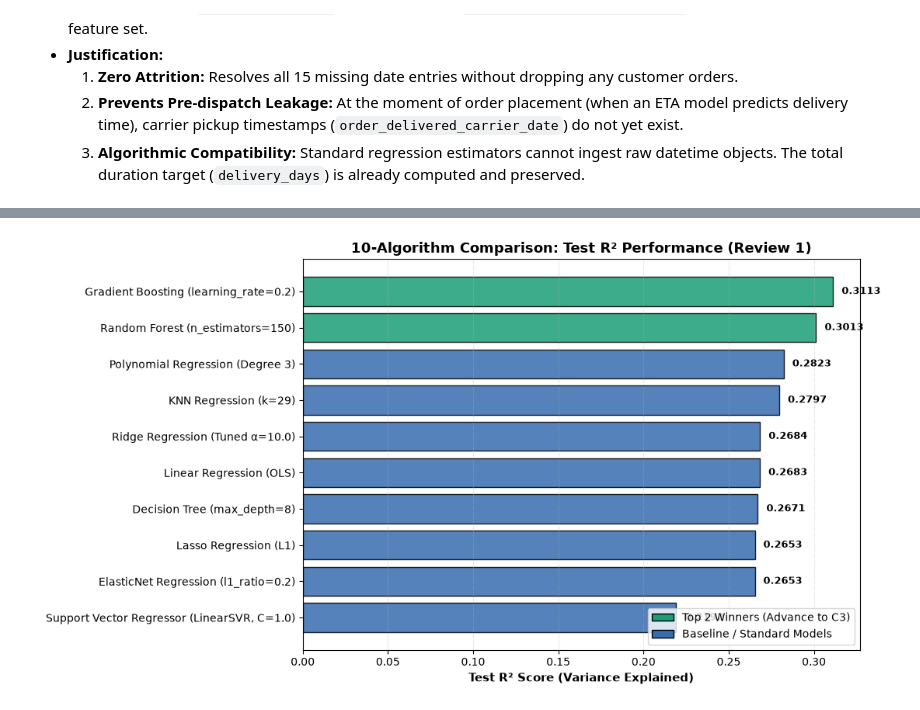
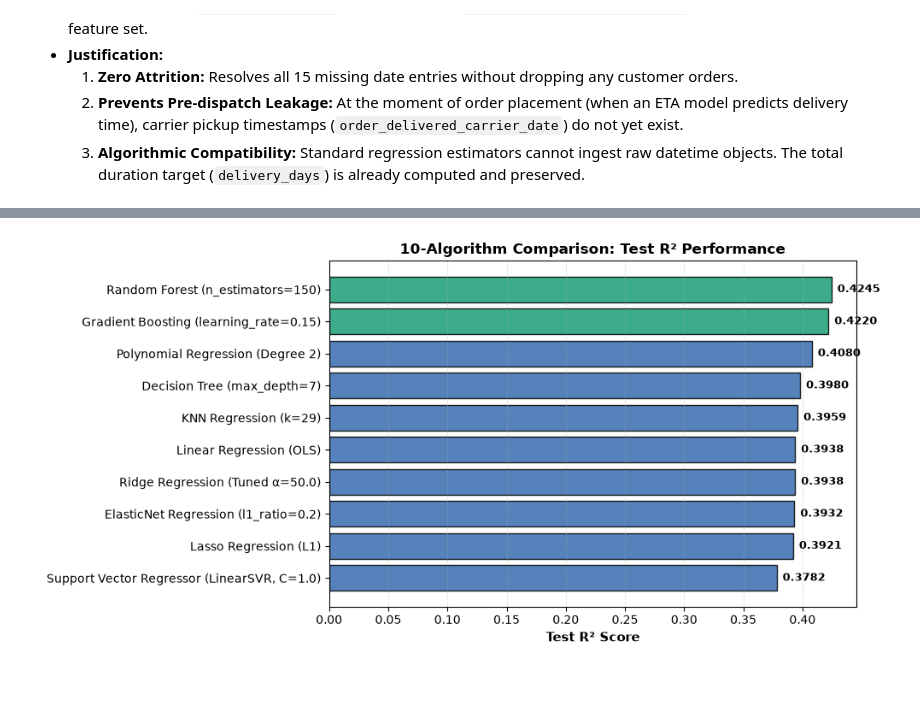
Before and after one commit to hemnath-28/ML-Evaulation-, a Jupyter notebook: regression.ipynb, the cells around one changed output, grey strips where cells are left out. Cells and saved outputs as stored; diff of their text form; code cells hidden in the pictures; blank space fills up the shorter version.

```diff
--- a/regression.ipynb
+++ b/regression.ipynb
@@ -1211,17 +1138,16 @@ from sklearn.model_selection import train_test_split
 # 1. Target Vector (y)
 y = regression_df['delivery_days'].copy()
 
-# 2. Define Raw Feature Matrix (X_raw)
-# (Note: Raw latitude/longitude and city text are excluded.
-#  Geographical distance is represented by distance_km, while state-level
-#  location information is represented through customer_state and seller_state.)
+# 2. Define Streamlined & Domain-Engineered Feature Matrix (X_raw)
 num_cols = [
-    'n_items', 'total_price', 'total_freight', 'product_photos_qty',
-    'product_weight_g', 'product_length_cm', 'product_height_cm', 'product_width_cm',
-    'distance_km', 'is_interstate'
+    'distance_km', 'log_distance', 'is_interstate', 'is_same_city',
+    'estimated_days', 'estimated_speed_km_per_day',
+    'total_freight', 'freight_ratio', 'freight_per_km',
+    'log_weight', 'product_volume_cm3',
+    'purchase_dow', 'is_weekend_order'
 ]
 
-cat_cols = ['customer_state', 'seller_state', 'product_category_name_english']
+cat_cols = ['customer_region', 'product_category_name_english']
 
 X_raw = regression_df[num_cols + cat_cols].copy()
 
@@ -1270,8 +1196,8 @@ X_test['category_grouped'] = X_test['product_category_name_english'].apply(
     lambda x: x if x in top_15_train_cats else 'other'
 )
 
-# Features to encode
-final_cat_cols = ['customer_state', 'seller_state', 'category_grouped']
+# Features to encode: 5 Macro-Regions + Top 15 Categories ('other')
+final_cat_cols = ['customer_region', 'category_grouped']
 
 # 2. Fit OneHotEncoder strictly on X_train only:
 # handle_unknown='ignore' ensures any unobserved category in test produces 0s without crashing
@@ -2664,63 +2194,40 @@ Best Validation R²: 0.2730
 # %%
 # ============================================================
-# SECTION C2: Consolidated 10-Algorithm Leaderboard & R² Comparison
-# Rubric C2 (2 Marks): Full 4-Metric Audit across Train & Test partitions
+# SECTION C2: Consolidated 10-Algorithm Leaderboard
+# Rubric C2: Full 4-Metric Audit across Test partitions
 # ============================================================
 import pandas as pd
 import numpy as np
 import matplotlib.pyplot as plt
+import re
 
-# ------------------------------------------------------------
-# 1. Assemble & Format Master Leaderboard (Ranked by Test R²)
-# ------------------------------------------------------------
-master_df = pd.DataFrame(master_results).drop_duplicates(subset=['Algorithm'], keep='last')
+# 1. Assemble Leaderboard & Deduplicate
+master_df = pd.DataFrame(master_results)
+master_df['_base'] = master_df['Algorithm'].apply(lambda x: re.sub(r'\s*\(.*\)', '', x).strip())
+master_df = master_df.sort_values('Test R²', ascending=False).drop_duplicates(subset=['_base'], keep='first').drop(columns=['_base'])
+master_df = master_df.sort_values(by='Test R²', ascending=False).reset_index(drop=True)
+master_df.index = master_df.index + 1  # 1-indexed ranks
 
-# Sort descending by Test R² (Best generalizing models at the top)
-master_df = master_df.sort_values(by='Test R²', ascending=False).reset_index(drop=True)
-master_df.index = master_df.index + 1  # 1-indexed ranks (1 to 10)
-
-print("=== 🏆 MASTER 10-ALGORITHM REGRESSION LEADERBOARD (RUBRIC C2) ===")
+print("=== 🏆 MASTER 10-ALGORITHM REGRESSION LEADERBOARD ===")
 display(master_df)
 
-# Identify the Top 2 Best Performing Models for Section C3 Tuning
-winner_1 = master_df.iloc[0]['Algorithm']
-winner_2 = master_df.iloc[1]['Algorithm']
+print(f"\n🥇 Best Performing Model: {master_df.iloc[0]['Algorithm']} (Test R²: {master_df.iloc[0]['Test R²']})")
+print(f"🥈 Second Best Model    : {master_df.iloc[1]['Algorithm']} (Test R²: {master_df.iloc[1]['Test R²']})")
 
-print(f"\n🥇 Ranked #1 Best Model : {winner_1} (Test R²: {master_df.iloc[0]['Test R²']})")
-print(f"🥈 Ranked #2 Best Model : {winner_2} (Test R²: {master_df.iloc[1]['Test R²']})")
-print("👉 These Top 2 models advance to Section C3 for deep Hyperparameter Tuning!")
+# 2. Visual Comparison: Test R² Performance
+plt.figure(figsize=(10, 5))
+colors = ['#1b9e77' if i < 2 else '#386cb0' for i in range(len(master_df))]
 
-# ------------------------------------------------------------
-# 2. Visual Comparison: Test R² Performance (Higher is Better)
-# ------------------------------------------------------------
-plt.figure(figsize=(11, 6))
-
-y_positions = np.arange(len(master_df))
-algo_names = master_df['Algorithm'].values
-
-# Highlight Top 2 winners in emerald green; others in steel blue
-colors_r2 = ['#1b9e77' if i < 2 else '#386cb0' for i in range(len(master_df))]
-
-bars = plt.barh(y_positions, master_df['Test R²'], color=colors_r2, edgecolor='black', alpha=0.85)
-plt.yticks(y_positions, algo_names, fontsize=10)
-plt.gca().invert_yaxis()  # Rank 1 at the top
-
-plt.xlabel('Test R² Score (Variance Explained)', fontsize=11, fontweight='bold')
-plt.title('10-Algorithm Comparison: Test R² Performance (Review 1)', fontsize=13, fontweight='bold')
+plt.barh(np.arange(len(master_df)), master_df['Test R²'], color=colors, edgecolor='black', alpha=0.85)
+plt.yticks(np.arange(len(master_df)), master_df['Algorithm'], fontsize=10)
+plt.gca().invert_yaxis()
+plt.xlabel('Test R² Score', fontsize=11, fontweight='bold')
+plt.title('10-Algorithm Comparison: Test R² Performance', fontsize=12, fontweight='bold')
 plt.grid(axis='x', linestyle=':', alpha=0.6)
 
-# Annotate exact R² score at the end of each bar
 for i, val in enumerate(master_df['Test R²']):
     plt.text(val + 0.005, i, f"{val:.4f}", va='center', fontsize=9, fontweight='bold')
 
-# Add legend for Top 2 winners vs others
-from matplotlib.patches import Patch
-legend_elements = [
-    Patch(facecolor='#1b9e77', edgecolor='black', label='Top 2 Winners (Advance to C3)'),
-    Patch(facecolor='#386cb0', edgecolor='black', label='Baseline / Standard Models')
-]
-plt.legend(handles=legend_elements, loc='lower right', fontsize=10)
-
 plt.tight_layout()
 plt.show()
 # %% [output]
@@ -2742 +2248 @@ plt.show()
-[figure, old version]
+[figure, new version]
```
Also changed, not shown: parts of 62 cells of this notebook.
